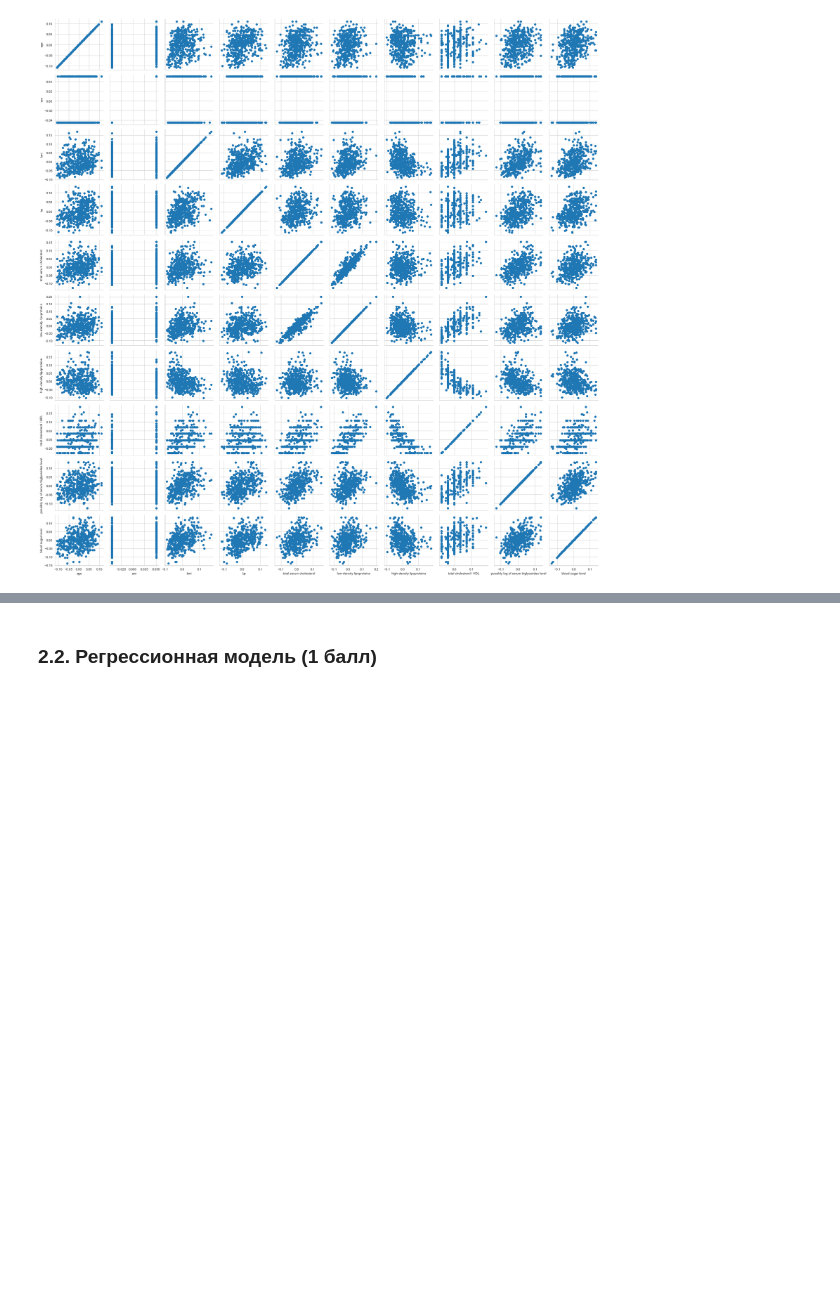
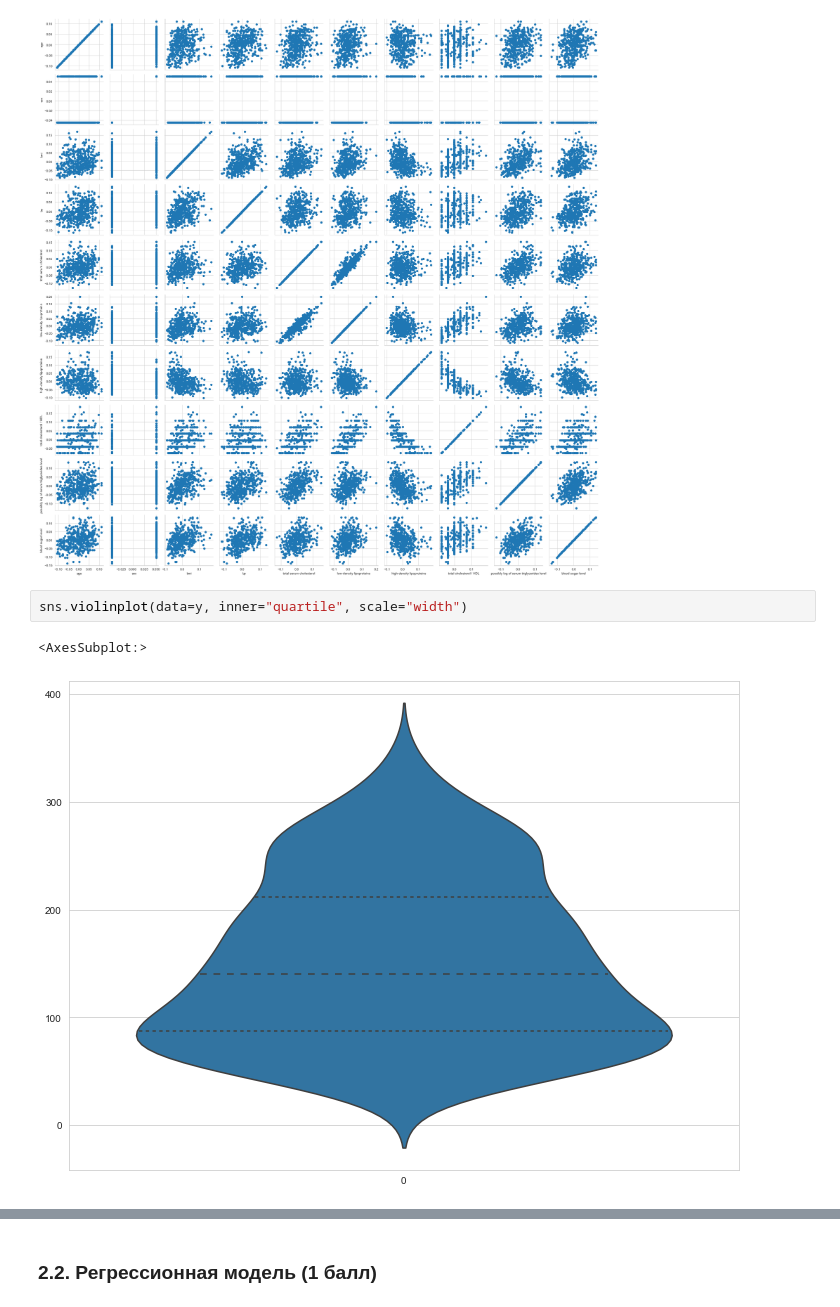
Before and after one commit to ValeriiaLadyhina/BI_ML_2021, a Jupyter notebook: HW 1 KNN/KNN.ipynb, the cells around one changed output, grey strips where cells are left out. Saved outputs shown, nothing was run; the diff lists cells and outputs as text; blank space fills up the shorter version.

```diff
--- a/HW 1 KNN/KNN.ipynb
+++ b/HW 1 KNN/KNN.ipynb
@@ -365,3 +378,8 @@ pair_grid_plot.map(plt.scatter)
 # %% [output]
 <seaborn.axisgrid.PairGrid at 0x...>
 [figure]
+# %%
+sns.violinplot(data=y, inner="quartile", scale="width")
+# %% [output]
+<AxesSubplot:>
+[figure, new version]
```
Also changed, not shown: parts of 27 cells of this notebook, 2 other files.
